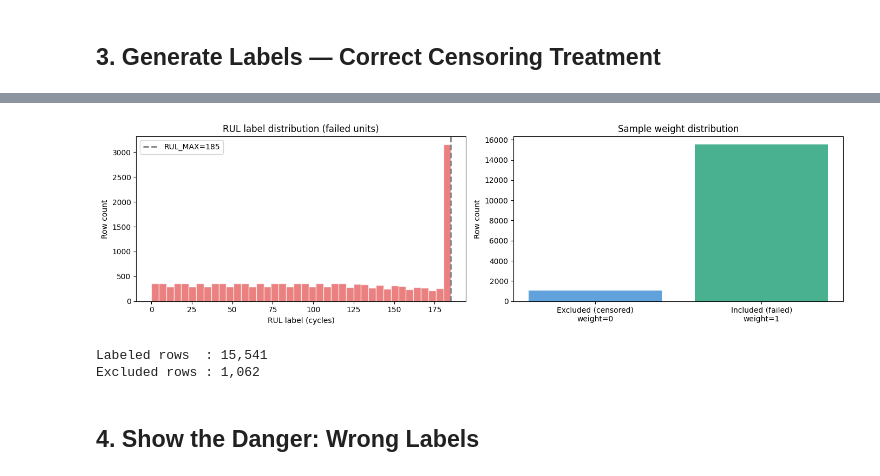
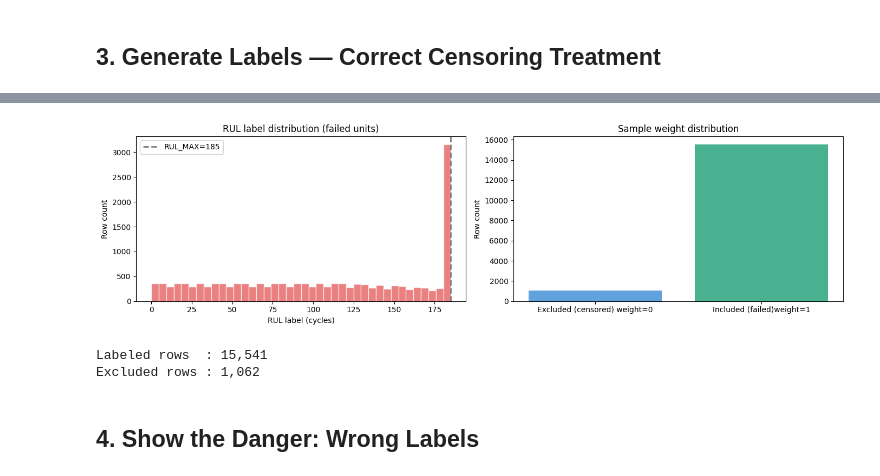
Before and after one commit to anirudhasi/take-home-tasks-main, a Jupyter notebook: notebooks/02_LabelEngineering.ipynb, the cells around one changed output, grey strips where cells are left out. Cells and saved outputs as stored; diff of their text form; code cells hidden in the pictures.

```diff
--- a/notebooks/02_LabelEngineering.ipynb
+++ b/notebooks/02_LabelEngineering.ipynb
@@ -106,27 +106,27 @@ df_labeled.head(5)
 # %%
 # Label distribution
 fig, axes = plt.subplots(1, 2, figsize=(14, 4))
 
 # Left: RUL distribution (failed units only)
 failed_labels = df_labeled[(df_labeled['sample_weight'] > 0) & df_labeled['rul'].notna()]
 axes[0].hist(failed_labels['rul'], bins=40, color='#E24B4A', alpha=0.7, edgecolor='white')
 axes[0].axvline(rul_max, ls='--', color='gray', lw=2, label=f'RUL_MAX={rul_max}')
 axes[0].set_xlabel('RUL label (cycles)'); axes[0].set_ylabel('Row count')
 axes[0].set_title('RUL label distribution (failed units)'); axes[0].legend()
 
 # Right: sample_weight distribution
 weights = df_labeled['sample_weight'].value_counts()
-axes[1].bar(['Excluded (censored)\nweight=0', 'Included (failed)\nweight=1'],
+axes[1].bar(['Excluded (censored) weight=0', 'Included (failed)weight=1'],
             [weights.get(0.0, 0), weights.get(1.0, 0)],
             color=['#3B8BD4', '#1D9E75'], alpha=0.8)
 axes[1].set_ylabel('Row count')
 axes[1].set_title('Sample weight distribution')
 
 plt.tight_layout(); plt.show()
 print(f"Labeled rows  : {(df_labeled['sample_weight']>0).sum():,}")
 print(f"Excluded rows : {(df_labeled['sample_weight']==0).sum():,}")
 # %% [output]
-[figure, old version]
+[figure, new version]
 Labeled rows  : 15,541
 Excluded rows : 1,062
 # %% [markdown]
```
Also changed, not shown: parts of 4 cells of this notebook, 16 other files.
